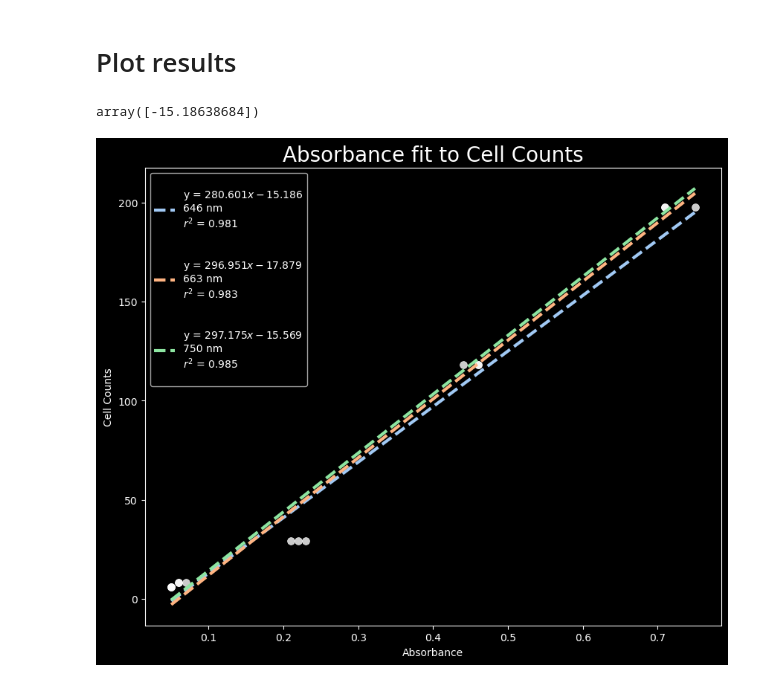
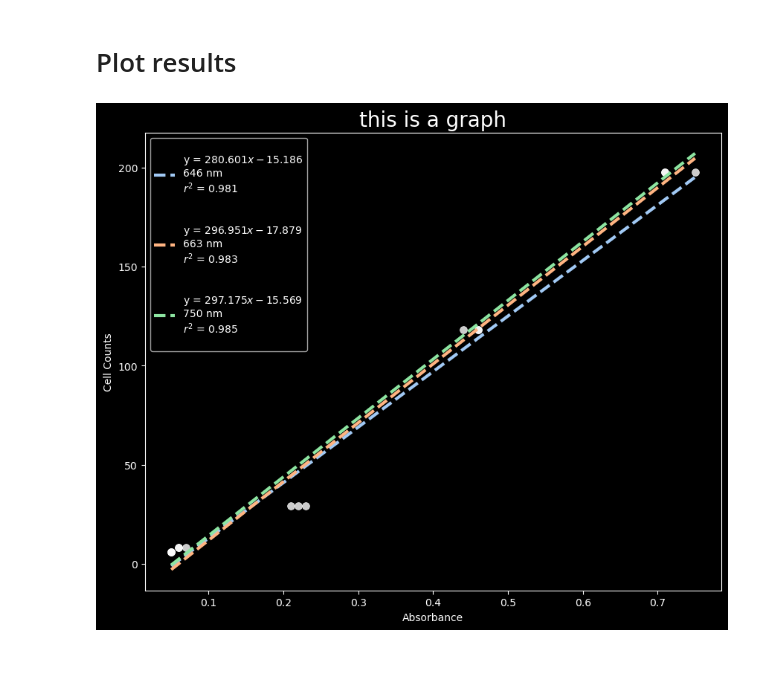
Before and after one commit to tachophobia/AlgaeCellCounting, a Jupyter notebook: main.ipynb, the cells around one changed output. Cells and saved outputs as stored; diff of their text form; code cells hidden in the pictures.

```diff
--- a/main.ipynb
+++ b/main.ipynb
@@ -38,30 +38,26 @@ regression_lines = [[(x, regression.predict([[x]])[0][0]) for x in np.linspace(a
 predictions = [regression.predict(a) for regression, a in zip(regressions, absorbance)]
 # %% [markdown]
 # Plot results
-# %%
-regressions[0].intercept_
-# %% [output]
-array([-15.18638684])
 # %%
 plt.figure(figsize=(10,8))
 plt.style.use("dark_background")
 sns.set_palette('pastel')
 
 for a, rl, i, p, r in zip(absorbance, regression_lines, range(len(regression_lines)), predictions, regressions):
     sns.scatterplot(x=a.flatten(), y=cell_counts.flatten(), alpha=0.8, s=50, legend=False, color='white')
     Xi, yi = [], []
     for x, y in rl:
         Xi.append(x)
         yi.append(y)
 
     sns.lineplot(x=Xi, y=yi, palette='pastel', linestyle='--', linewidth=3,
                  label=f"\ny = ${round(r.coef_[0][0], 3)}x {round(r.intercept_[0], 3)}$\n{wavelengths[i]} nm\n$r^2$ = {round(r2_score(cell_counts, p), 3)}\n") # only formats correctly when y_intercept is negative
 
 plt.legend(loc='upper left')
 plt.xlabel('Absorbance')
 plt.ylabel('Cell Counts')
-plt.title('Absorbance vs. Cell Counts',  fontsize=20)
+plt.title('this is a graph',  fontsize=20)
 
 plt.show()
 # %% [output]
-[figure, old version]
+[figure, new version]
```
